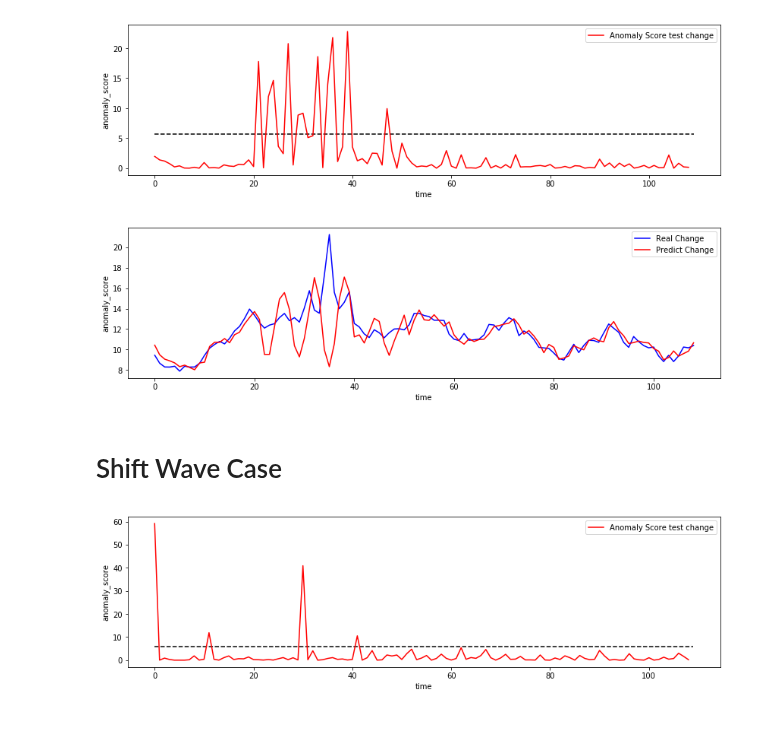
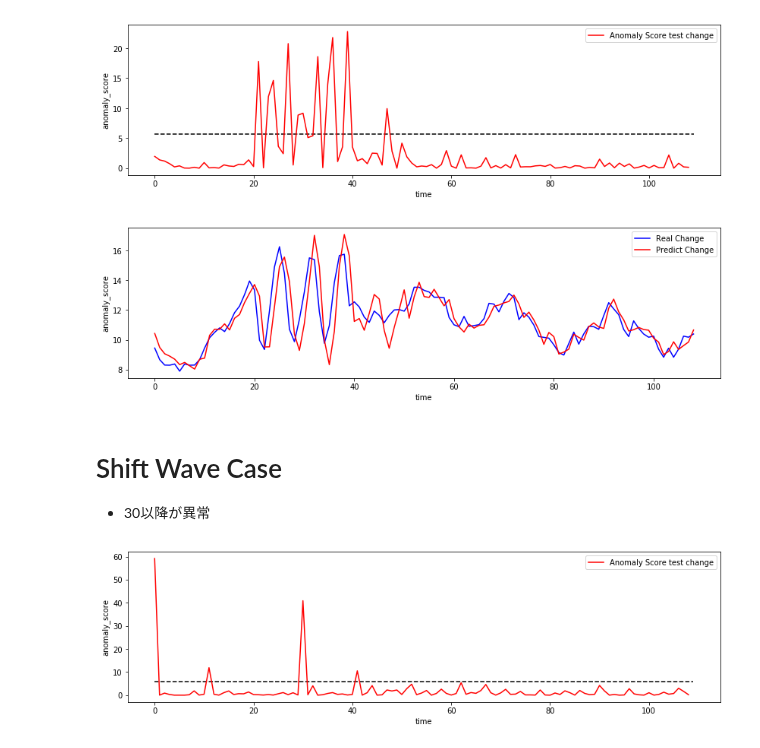
Before and after one commit to SnowMasaya/time_series_anomaly_detect_hands_on, a Jupyter notebook: time_series_anomaly_detect.ipynb, the cells around one changed output. Saved outputs shown, nothing was run; the diff lists cells and outputs as text; code cells hidden in the pictures.

```diff
--- a/time_series_anomaly_detect.ipynb
+++ b/time_series_anomaly_detect.ipynb
@@ -405,16 +409,18 @@ pylab.show()
 # %%
 pylab.figure(figsize=(14, 8))
 pylab.subplot(211)
 pylab.xlabel('time')
 pylab.ylabel('anomaly_score')
-pylab.plot(spike_X, "b", label='Real Change')
+pylab.plot(change_X, "b", label='Real Change')
 pylab.plot(predictions_test, "r", label='Predict Change')
 pylab.legend(loc='upper right')
 pylab.show()
 # %% [output]
-[figure, old version]
+[figure, new version]
 # %% [markdown]
 # Shift Wave Case
+
+- 30以降が異常
 # %%
 shift_X = shift_X
 predictions_test = predict_autoregression(model, shift_X)
```
Also changed, not shown: parts of 2 cells of this notebook.
